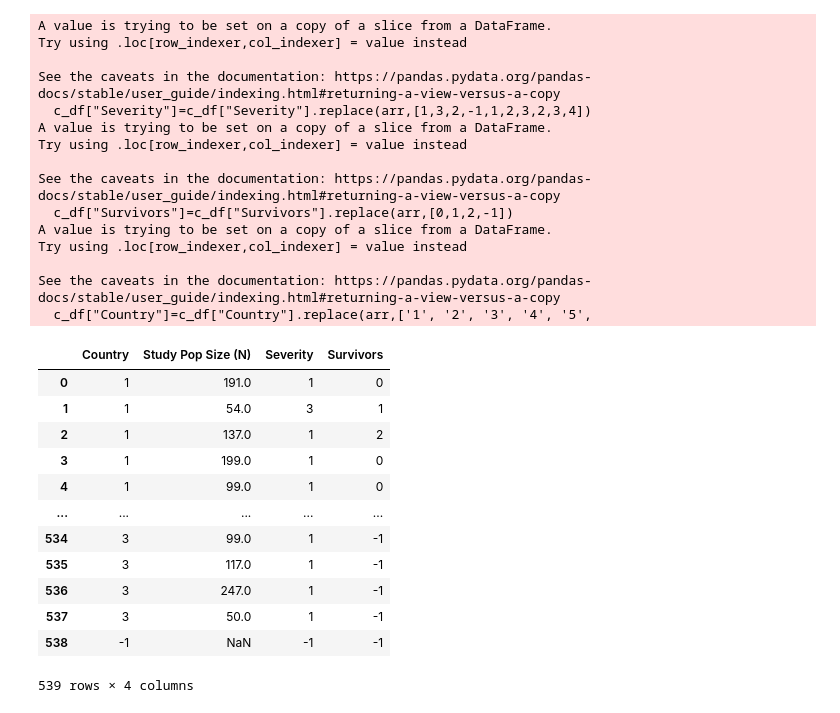
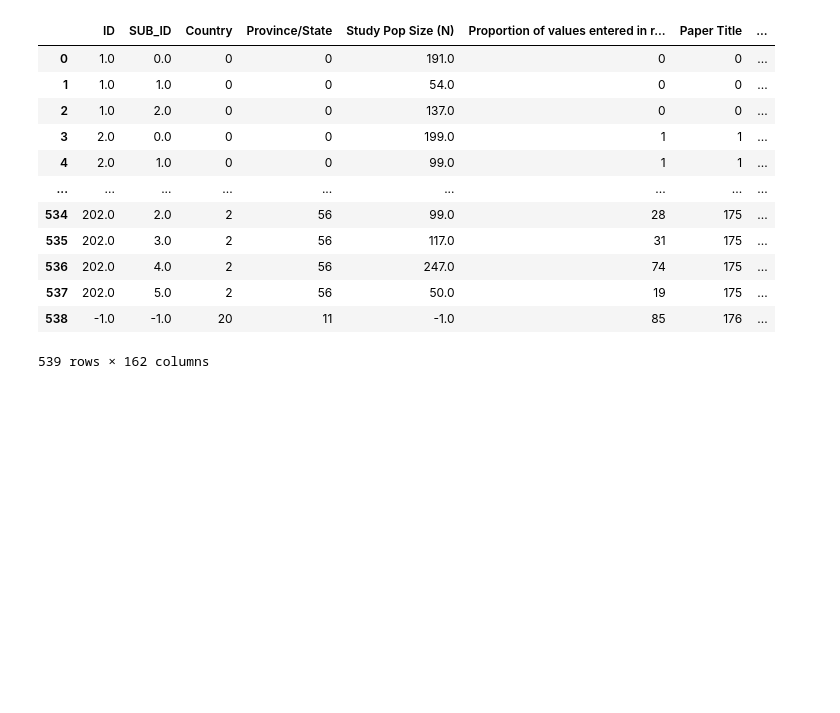
Before and after one commit to Nathaniel-Adams/CS_483_Project_2, a Jupyter notebook: Patient Segmentation/Patient_Segmentation.ipynb, the cells around one changed output. Saved outputs shown, nothing was run; the diff lists cells and outputs as text; code cells hidden in the pictures; blank space fills up the shorter version.

```diff
--- a/Patient Segmentation/Patient_Segmentation.ipynb
+++ b/Patient Segmentation/Patient_Segmentation.ipynb
@@ -6,48 +6,37 @@ import numpy as np
 import random
 # %%
 df = pd.read_csv("covid_analytics_clinical_data.csv")
-c_df = df[['Country','Study Pop Size (N)','Severity','Survivors']]
-arr = c_df['Severity'].to_numpy()
-arr = pd.unique(arr)
-c_df["Severity"]=c_df["Severity"].replace(arr,[1,3,2,-1,1,2,3,2,3,4])
-arr = c_df['Survivors'].to_numpy()
-arr = pd.unique(arr)
-c_df["Survivors"]=c_df["Survivors"].replace(arr,[0,1,2,-1])
-arr = c_df['Country'].to_numpy()
-arr = pd.unique(arr)
-c_df["Country"]=c_df["Country"].replace(arr,[1, 2, 3, 4,5,
-       6, 7, 8, 9,
-       10, 11, 12, 13, 14,
-       15, 16, 17, 18, 19,
-       20, -1])
-c_df = c_df.fillna(-1)
-c_df
+for col in df.columns:
+    arr = df[col].to_numpy()
+
+    if isinstance(arr[df[col].first_valid_index()],str):
+        df[col] = df[col].str.lower()
+        arr = df[col].to_numpy()
+        arr = pd.unique(arr)
+        classifier = np.array([i for i in range(len(arr))])
+        df[col]=df[col].replace(arr,classifier)
+#arr = df['Severity'].to_numpy()
+#arr = pd.unique(arr)
+#df["Severity"]=df["Severity"].replace(arr,[1,3,2,-1,1,2,3,2,3,4])
+#arr = df['Survivors'].to_numpy()
+#arr = pd.unique(arr)
+#df["Survivors"]=df["Survivors"].replace(arr,[0,1,2,-1])
+#arr = df['Country'].to_numpy()
+#arr = pd.unique(arr)
+#df["Country"]=df["Country"].replace(arr,[1, 2, 3, 4,5,6, 7, 8, 9, 10, 11, 12, 13, 14, 15, 16, 17, 18, 19, 20, -1])
+df = df.fillna(-1)
+df
 # %% [output]
+|  | ID | SUB_ID | Country | Province/State | Study Pop Size (N) | Proportion of values entered in r... | Paper Title | ... |
+| 0 | 1.0 | 0.0 | 0 | 0 | 191.0 | 0 | 0 | ... |
+| 1 | 1.0 | 1.0 | 0 | 0 | 54.0 | 0 | 0 | ... |
+| 2 | 1.0 | 2.0 | 0 | 0 | 137.0 | 0 | 0 | ... |
+| 3 | 2.0 | 0.0 | 0 | 0 | 199.0 | 1 | 1 | ... |
+| 4 | 2.0 | 1.0 | 0 | 0 | 99.0 | 1 | 1 | ... |
+| ... | ... | ... | ... | ... | ... | ... | ... | ... |
+| 534 | 202.0 | 2.0 | 2 | 56 | 99.0 | 28 | 175 | ... |
+| 535 | 202.0 | 3.0 | 2 | 56 | 117.0 | 31 | 175 | ... |
+| 536 | 202.0 | 4.0 | 2 | 56 | 247.0 | 74 | 175 | ... |
+| 537 | 202.0 | 5.0 | 2 | 56 | 50.0 | 19 | 175 | ... |
+| 538 | -1.0 | -1.0 | 20 | 11 | -1.0 | 85 | 176 | ... |
-A value is trying to be set on a copy of a slice from a DataFrame.
-Try using .loc[row_indexer,col_indexer] = value instead
-
-See the caveats in the documentation: https://pandas.pydata.org/pandas-docs/stable/user_guide/indexing.html#returning-a-view-versus-a-copy
-  c_df["Severity"]=c_df["Severity"].replace(arr,[1,3,2,-1,1,2,3,2,3,4])
-A value is trying to be set on a copy of a slice from a DataFrame.
-Try using .loc[row_indexer,col_indexer] = value instead
-
-See the caveats in the documentation: https://pandas.pydata.org/pandas-docs/stable/user_guide/indexing.html#returning-a-view-versus-a-copy
-  c_df["Survivors"]=c_df["Survivors"].replace(arr,[0,1,2,-1])
-A value is trying to be set on a copy of a slice from a DataFrame.
-Try using .loc[row_indexer,col_indexer] = value instead
-
-See the caveats in the documentation: https://pandas.pydata.org/pandas-docs/stable/user_guide/indexing.html#returning-a-view-versus-a-copy
-  c_df["Country"]=c_df["Country"].replace(arr,['1', '2', '3', '4', '5',
+539 rows × 162 columns
-|  | Country | Study Pop Size (N) | Severity | Survivors |
-| 0 | 1 | 191.0 | 1 | 0 |
-| 1 | 1 | 54.0 | 3 | 1 |
-| 2 | 1 | 137.0 | 1 | 2 |
-| 3 | 1 | 199.0 | 1 | 0 |
-| 4 | 1 | 99.0 | 1 | 0 |
-| ... | ... | ... | ... | ... |
-| 534 | 3 | 99.0 | 1 | -1 |
-| 535 | 3 | 117.0 | 1 | -1 |
-| 536 | 3 | 247.0 | 1 | -1 |
-| 537 | 3 | 50.0 | 1 | -1 |
-| 538 | -1 | NaN | -1 | -1 |
-539 rows × 4 columns
```
Also changed, not shown: 1 other file.
